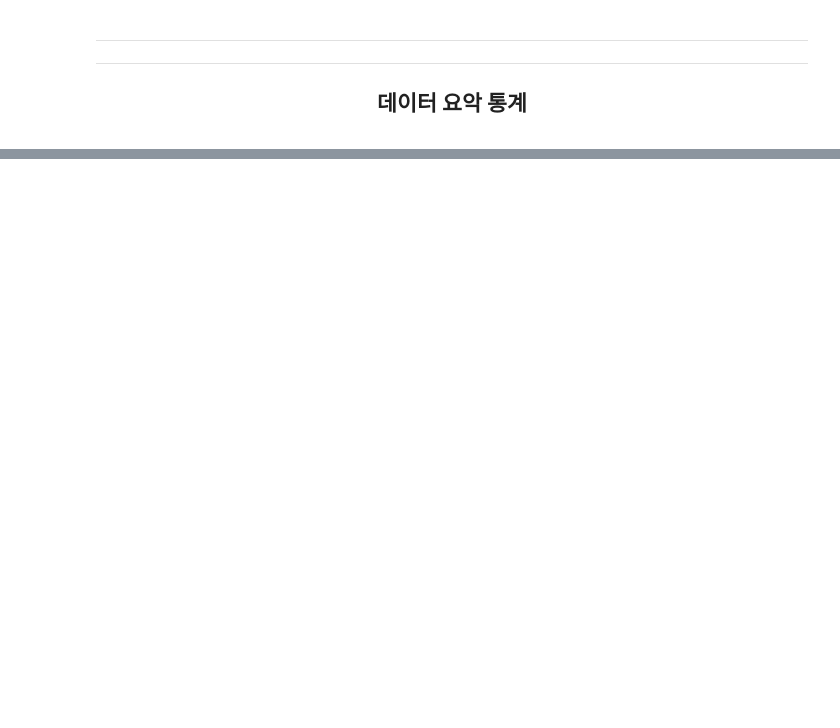
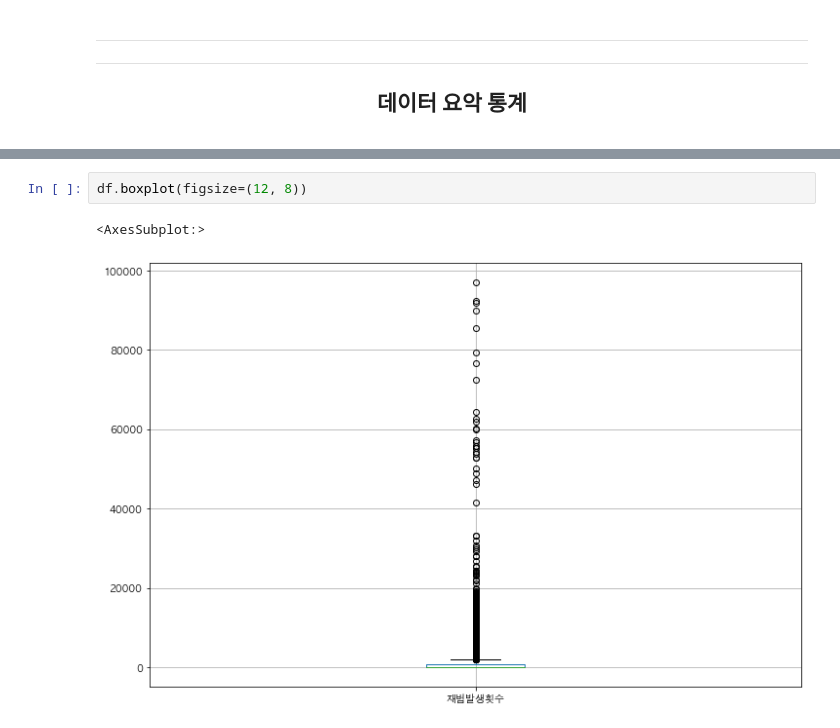
Before and after one commit to yeommss/Mini-Project, a Jupyter notebook: 4주차/0401_EDA_범죄.ipynb, the cells around one changed output, grey strips where cells are left out. Cells and saved outputs as stored; diff of their text form; blank space fills up the shorter version.

```diff
--- a/4주차/0401_EDA_범죄.ipynb
+++ b/4주차/0401_EDA_범죄.ipynb
@@ -455,0 +306,5 @@ repeat.describe(include='object')
+# %%
+df.boxplot(figsize=(12, 8))
+# %% [output]
+<AxesSubplot:>
+[figure, added]
```
Also changed, not shown: parts of 68 cells of this notebook, 5 other files.
